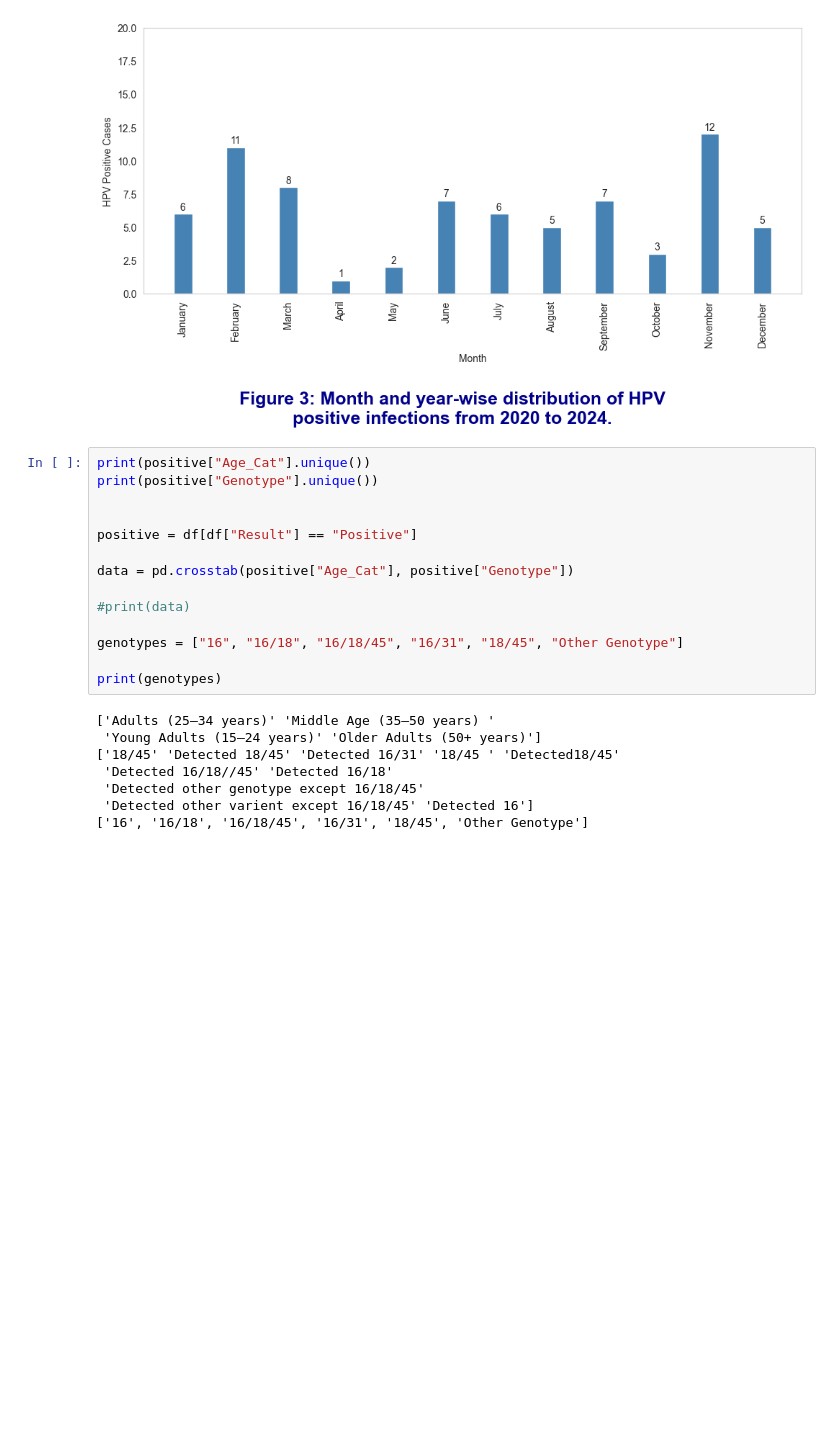
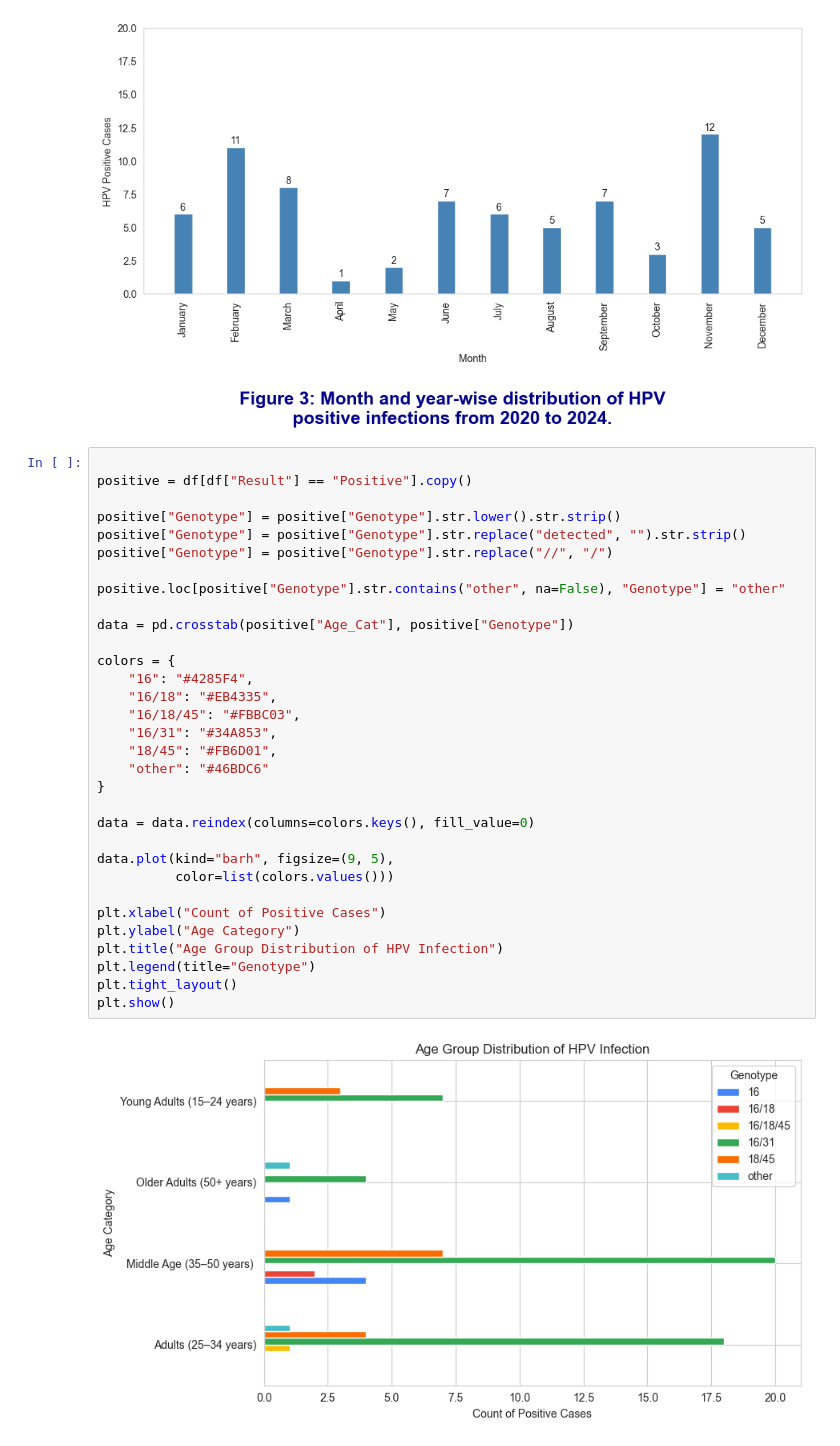
Before and after one commit to morshedrafi9/hpv_research_visualisation-01, a Jupyter notebook: HPV_research PRESENTATION (FINAL CODE).ipynb, the cells around one changed output. Saved outputs shown, nothing was run; the diff lists cells and outputs as text; blank space fills up the shorter version.

Commit message:
Age group distribution of HPV infection chart completed and color fix.

```diff
--- a/HPV_research PRESENTATION (FINAL CODE).ipynb
+++ b/HPV_research PRESENTATION (FINAL CODE).ipynb
@@ -438,25 +438,37 @@ plt.subplots_adjust(bottom=0.35)
 plt.show()
 # %% [output]
 [figure]
-# %%
-print(positive["Age_Cat"].unique())
-print(positive["Genotype"].unique())
-
-
-positive = df[df["Result"] == "Positive"]
-
-data = pd.crosstab(positive["Age_Cat"], positive["Genotype"])
-
-#print(data)
-
-genotypes = ["16", "16/18", "16/18/45", "16/31", "18/45", "Other Genotype"]
-
-print(genotypes)
-# %% [output]
-['Adults (25–34 years)' 'Middle Age (35–50 years) '
- 'Young Adults (15–24 years)' 'Older Adults (50+ years)']
-['18/45' 'Detected 18/45' 'Detected 16/31' '18/45 ' 'Detected18/45'
- 'Detected 16/18//45' 'Detected 16/18'
- 'Detected other genotype except 16/18/45'
- 'Detected other varient except 16/18/45' 'Detected 16']
-['16', '16/18', '16/18/45', '16/31', '18/45', 'Other Genotype']
+# %%
+
+positive = df[df["Result"] == "Positive"].copy()
+
+positive["Genotype"] = positive["Genotype"].str.lower().str.strip()
+positive["Genotype"] = positive["Genotype"].str.replace("detected", "").str.strip()
+positive["Genotype"] = positive["Genotype"].str.replace("//", "/")
+
+positive.loc[positive["Genotype"].str.contains("other", na=False), "Genotype"] = "other"
+
+data = pd.crosstab(positive["Age_Cat"], positive["Genotype"])
+
+colors = {
+    "16": "#4285F4",
+    "16/18": "#EB4335",
+    "16/18/45": "#FBBC03",
+    "16/31": "#34A853",
+    "18/45": "#FB6D01",
+    "other": "#46BDC6"
+}
+
+data = data.reindex(columns=colors.keys(), fill_value=0)
+
+data.plot(kind="barh", figsize=(9, 5),
+          color=list(colors.values()))
+
+plt.xlabel("Count of Positive Cases")
+plt.ylabel("Age Category")
+plt.title("Age Group Distribution of HPV Infection")
+plt.legend(title="Genotype")
+plt.tight_layout()
+plt.show()
+# %% [output]
+[figure, added]
```
